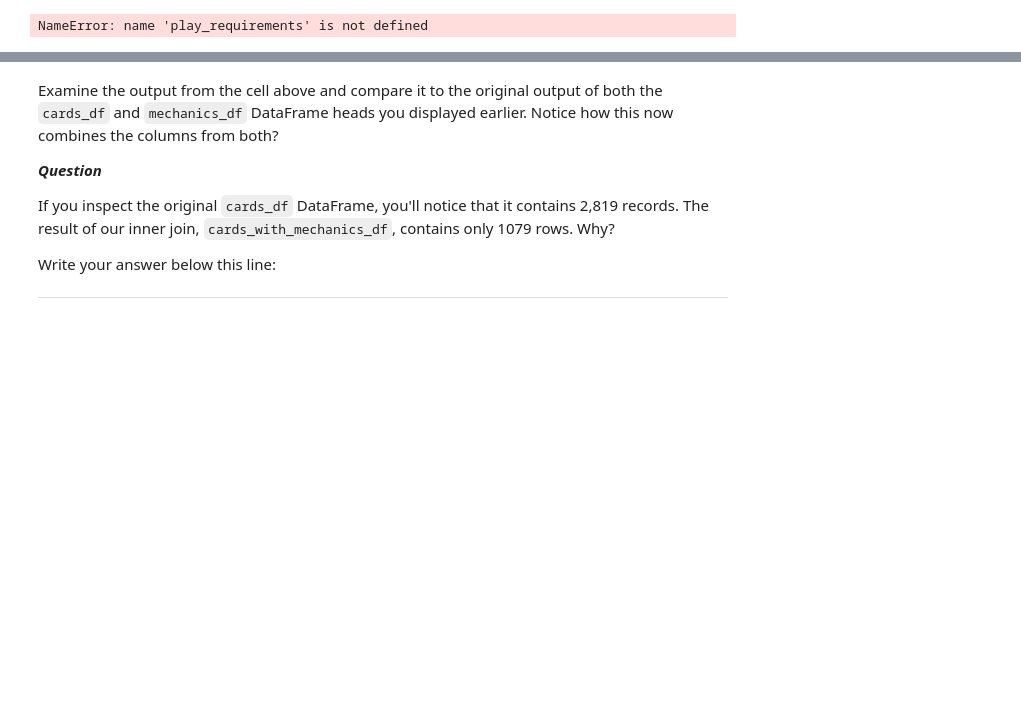
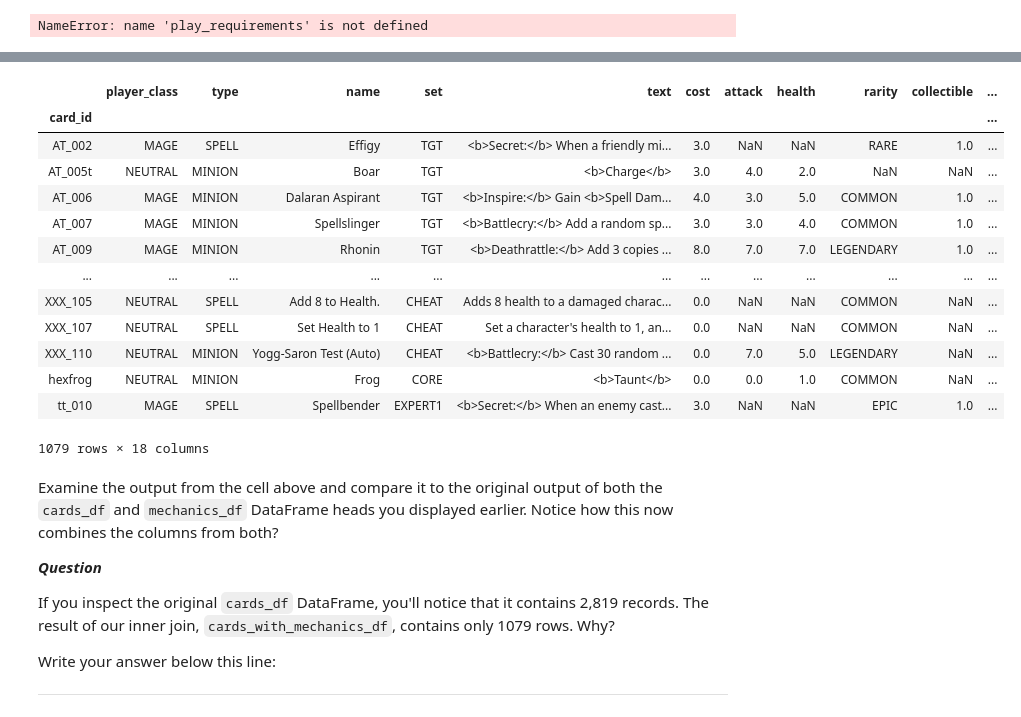
Before and after one commit to CaryMosley/dsc-combining-dataframes-pandas-lab-nyc-ds-021720, a Jupyter notebook: index.ipynb, the cells around one changed output, grey strips where cells are left out. Drawn from its saved outputs; the diff is of its cells as text; code cells hidden in the pictures; blank space fills up the shorter version.

```diff
--- a/index.ipynb
+++ b/index.ipynb
@@ -151,8 +151,23 @@ Pass in the following parameters:
 * the table you want to join with, `mechanics_df`
 * The `how` parameter set to the type of join you want, `'inner'`
 # %%
-cards_with_mechanics_df = cards_df.join(mechanics_df, join = 'inner')
+cards_with_mechanics_df = cards_df.join(mechanics_df, how = 'inner')
 cards_with_mechanics_df
+# %% [output]
+|  | player_class | type | name | set | text | cost | attack | health | rarity | collectible | ... |
+| card_id |  |  |  |  |  |  |  |  |  |  | ... |
+| AT_002 | MAGE | SPELL | Effigy | TGT | <b>Secret:</b> When a friendly mi... | 3.0 | NaN | NaN | RARE | 1.0 | ... |
+| AT_005t | NEUTRAL | MINION | Boar | TGT | <b>Charge</b> | 3.0 | 4.0 | 2.0 | NaN | NaN | ... |
+| AT_006 | MAGE | MINION | Dalaran Aspirant | TGT | <b>Inspire:</b> Gain <b>Spell Dam... | 4.0 | 3.0 | 5.0 | COMMON | 1.0 | ... |
+| AT_007 | MAGE | MINION | Spellslinger | TGT | <b>Battlecry:</b> Add a random sp... | 3.0 | 3.0 | 4.0 | COMMON | 1.0 | ... |
+| AT_009 | MAGE | MINION | Rhonin | TGT | <b>Deathrattle:</b> Add 3 copies ... | 8.0 | 7.0 | 7.0 | LEGENDARY | 1.0 | ... |
+| ... | ... | ... | ... | ... | ... | ... | ... | ... | ... | ... | ... |
+| XXX_105 | NEUTRAL | SPELL | Add 8 to Health. | CHEAT | Adds 8 health to a damaged charac... | 0.0 | NaN | NaN | COMMON | NaN | ... |
+| XXX_107 | NEUTRAL | SPELL | Set Health to 1 | CHEAT | Set a character's health to 1, an... | 0.0 | NaN | NaN | COMMON | NaN | ... |
+| XXX_110 | NEUTRAL | MINION | Yogg-Saron Test (Auto) | CHEAT | <b>Battlecry:</b> Cast 30 random ... | 0.0 | 7.0 | 5.0 | LEGENDARY | NaN | ... |
+| hexfrog | NEUTRAL | MINION | Frog | CORE | <b>Taunt</b> | 0.0 | 0.0 | 1.0 | COMMON | NaN | ... |
+| tt_010 | MAGE | SPELL | Spellbender | EXPERT1 | <b>Secret:</b> When an enemy cast... | 3.0 | NaN | NaN | EPIC | 1.0 | ... |
+1079 rows × 18 columns
 # %% [markdown]
 Examine the output from the cell above and compare it to the original output of both the `cards_df` and `mechanics_df` DataFrame heads you displayed earlier.  Notice how this now combines the columns from both?
 
```
